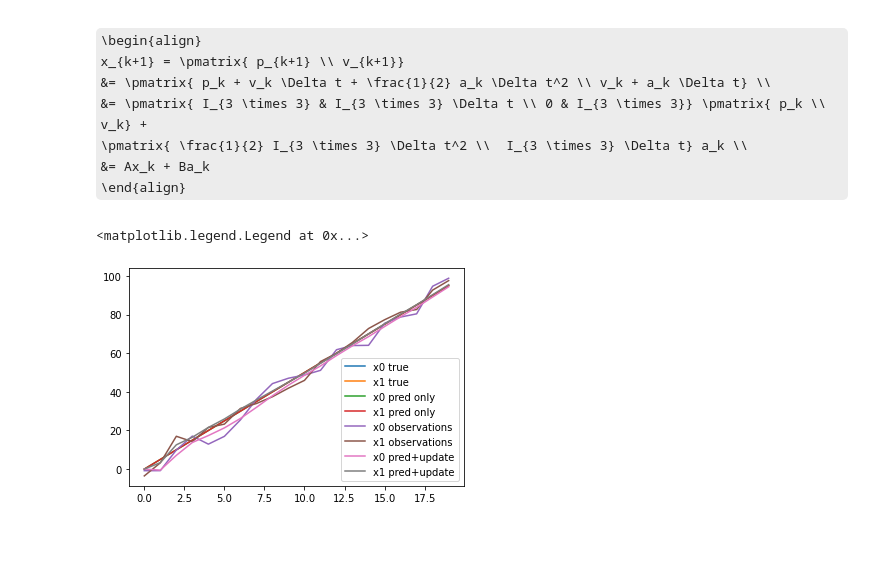
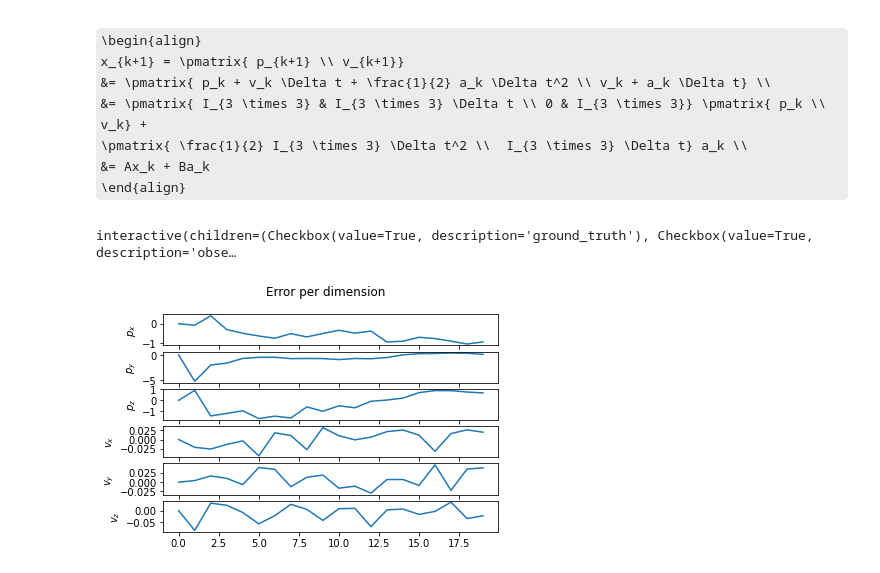
Before and after one commit to samlaf/dymoesco, a Jupyter notebook: examples/estimation/doubleintegrator-gps-kf.ipynb, the cells around one changed output. Drawn from its saved outputs; the diff is of its cells as text; code cells hidden in the pictures; some formulas as TeX source; blank space fills up the shorter version.

```diff
--- a/examples/estimation/doubleintegrator-gps-kf.ipynb
+++ b/examples/estimation/doubleintegrator-gps-kf.ipynb
@@ -27,6 +28,7 @@ P0 = np.block([[np.eye(3) * 4**2, np.zeros((3,3))],
                [np.zeros((3,3)), np.eye(3) * 0.4**2]])
 dt = 1
 N = 20
+dims = ["$p_x$", "$p_y$", "$p_z$", "$v_x$", "$v_y$", "$v_z$"]
 # %%
 # Building the Kalman Filter
 Q = np.block([[1/4 * dt**4 * np.eye(3), 1/2 * dt**3 * np.eye(3)],
@@ -40,13 +42,14 @@ B = np.block([[1/2 * np.eye(3) * dt**2],
 C = np.eye(6)
 kf = KalmanFilter(A,B,C,Q,R)
 # %%
+# Generate ground truth trajectory
 di = DoubleIntegrator(dim=3)
 def u(t):
     return np.random.normal(0, a_std, 3)
 
 x0 = [0,0,0,5,5,0]
 t_span = (0,N)
-sol = solve_ivp(lambda t,x: di.f(t,x,u(t)), t_span, x0, t_eval=np.arange(0,N,dt))
+sol = di.simulate(u, t_span, x0, t_eval=np.arange(0,N,dt))
 # %%
 # KF prediction only
 preds = np.zeros((N,6))
@@ -71,16 +74,31 @@ for i in range(1,20):
     x, P = kf.predict(x, P, np.zeros(3))
     x, P = kf.update(x, P, obs.T[i])
     filtered[i] = x
-# %%
-plt.plot(x[0], label="x0 true")
-plt.plot(x[1], label="x1 true")
-plt.plot(preds.T[0], label="x0 pred only")
-plt.plot(preds.T[1], label="x1 pred only")
-plt.plot(obs[0], label="x0 observations")
-plt.plot(obs[1], label="x1 observations")
-plt.plot(filtered.T[0], label="x0 pred+update")
-plt.plot(filtered.T[1], label="x1 pred+update")
-plt.legend()
-# %% [output]
-<matplotlib.legend.Legend at 0x...>
-[figure, removed]
+# %%
+from ipywidgets import interact
+@interact(ground_truth=True, observation=True, pred=False, pred_and_update=False)
+def f(ground_truth, observation, pred, pred_and_update):
+    fig, axes = plt.subplots(1,2)
+    for i, ax in enumerate(axes):
+        ax.set_title(dims[i])
+        if ground_truth:
+            ax.plot(sol.y[i], label="ground_truth")
+        if observation:
+            ax.scatter(range(20), obs[i], label="observations")
+        if pred:
+            ax.plot(preds.T[i], label="pred only")
+        if pred_and_update:
+            ax.plot(filtered.T[i], label="pred+update")
+        ax.legend()
+# %% [output]
+interactive(children=(Checkbox(value=True, description='ground_truth'), Checkbox(value=True, description='obse…
+# %%
+# This is figure 1 from the paper
+err = filtered.T - sol.y
+fig, axes = plt.subplots(6,1)
+fig.suptitle("Error per dimension")
+for i,ax in enumerate(axes):
+    ax.plot(err[i])
+    ax.set_ylabel(dims[i])
+# %% [output]
+[figure, added]
```
Also changed, not shown: parts of 2 cells of this notebook, 22 other files.
